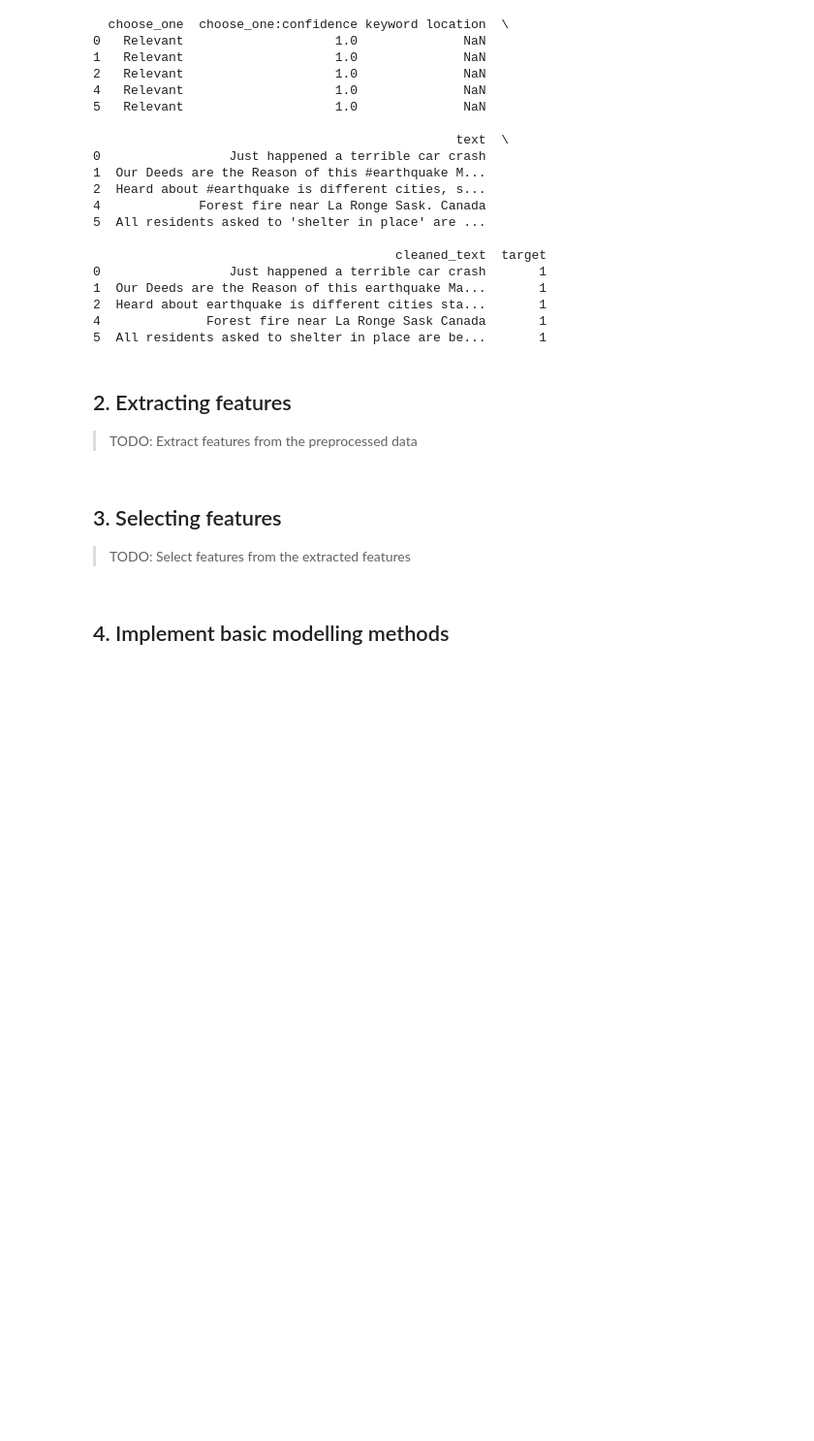
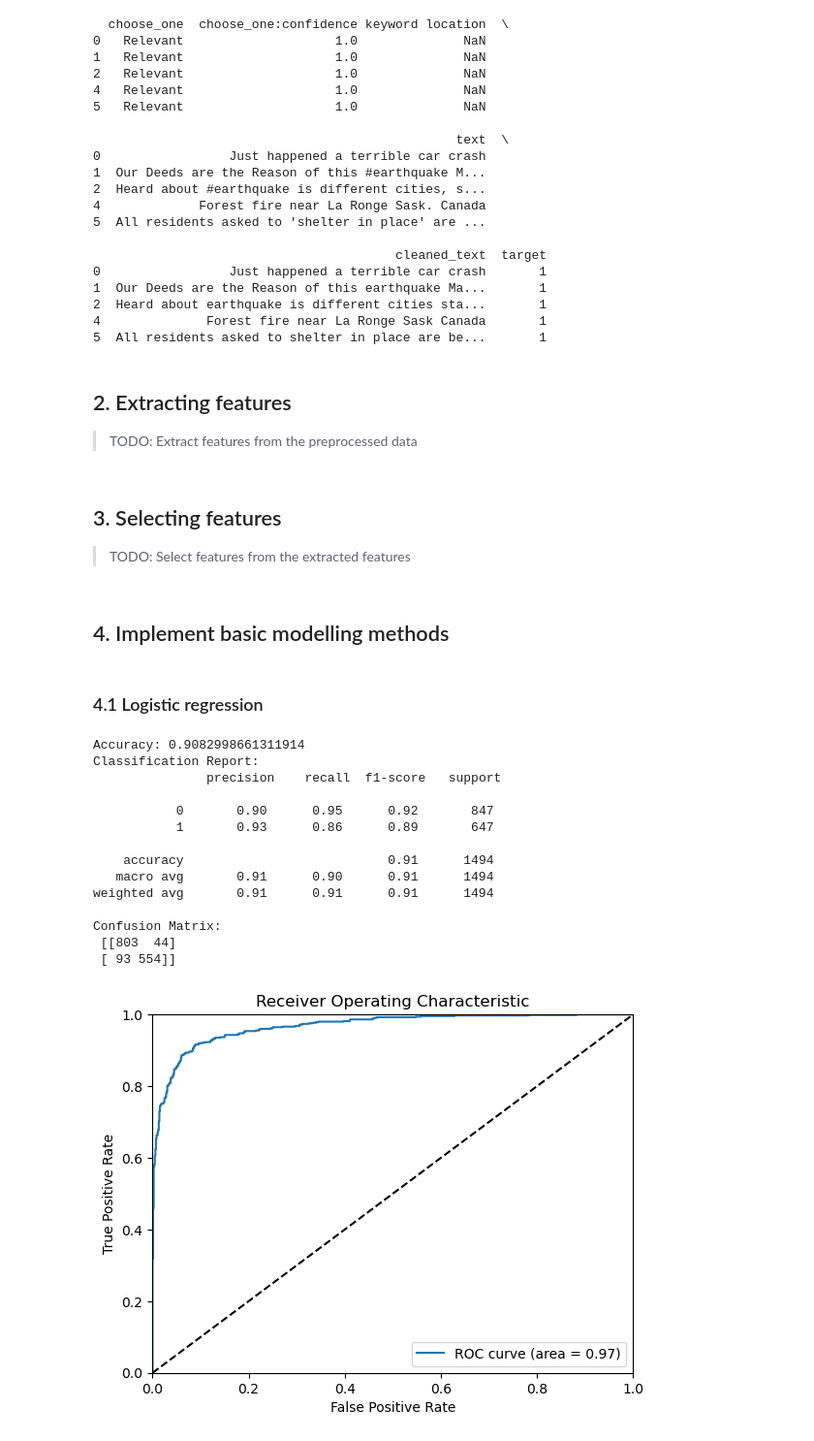
Before and after one commit to magnusrodseth/disaster-tweets, a Jupyter notebook: magnus/notebook.ipynb, the cells around one changed output. Shown at 97% size. Cells and saved outputs as stored; diff of their text form; code cells hidden in the pictures; blank space fills up the shorter version.

Commit message:
logistic regression

```diff
--- a/magnus/notebook.ipynb
+++ b/magnus/notebook.ipynb
@@ -172,3 +172,75 @@ df.to_csv('./results/08-without-duplicates-in-text.csv', index=False)
 > TODO: Select features from the extracted features
 # %% [markdown]
 ## 4. Implement basic modelling methods
+# %%
+from sklearn.model_selection import train_test_split
+
+# Using TF-IDF Vectorizer for 'cleaned_text' column
+from sklearn.feature_extraction.text import TfidfVectorizer
+
+vectorizer = TfidfVectorizer(max_features=1000)
+X_text = vectorizer.fit_transform(df['cleaned_text'])
+
+# Assuming y is your target variable & X_text is your feature
+y = df['target']
+
+# Split data into training and test sets
+x_train, x_test, y_train, y_test = train_test_split(X_text, y, test_size=0.3, random_state=42)
+# %% [markdown]
+
+### 4.1 Logistic regression
+# %%
+from sklearn.linear_model import LogisticRegression
+from sklearn.metrics import accuracy_score, classification_report, confusion_matrix
+import matplotlib.pyplot as plt
+from sklearn.metrics import roc_curve, auc
+
+# Initialize Logistic Regression Model
+logreg = LogisticRegression(random_state=42)
+
+# Fit the model
+logreg.fit(x_train, y_train)
+
+# Predictions
+y_pred = logreg.predict(x_test)
+
+# Accuracy
+print(f"Accuracy: {accuracy_score(y_test, y_pred)}")
+
+# Classification Report
+print(f"Classification Report: \n {classification_report(y_test, y_pred)}")
+
+# Confusion Matrix
+print(f"Confusion Matrix: \n {confusion_matrix(y_test, y_pred)}")
+
+# Compute ROC curve
+fpr, tpr, thresholds = roc_curve(y_test, logreg.predict_proba(x_test)[:, 1])
+roc_auc = auc(fpr, tpr)
+
+# Plot ROC curve
+plt.figure()
+plt.plot(fpr, tpr, label='ROC curve (area = %0.2f)' % roc_auc)
+plt.plot([0, 1], [0, 1], 'k--')
+plt.xlim([0.0, 1.0])
+plt.ylim([0.0, 1.0])
+plt.xlabel('False Positive Rate')
+plt.ylabel('True Positive Rate')
+plt.title('Receiver Operating Characteristic')
+plt.legend(loc="lower right")
+plt.show()
+# %% [output]
+Accuracy: 0.9082998661311914
+Classification Report:
+               precision    recall  f1-score   support
+
+           0       0.90      0.95      0.92       847
+           1       0.93      0.86      0.89       647
+
+    accuracy                           0.91      1494
+   macro avg       0.91      0.90      0.91      1494
+weighted avg       0.91      0.91      0.91      1494
+
+Confusion Matrix:
+ [[803  44]
+ [ 93 554]]
+[figure, added]
```
